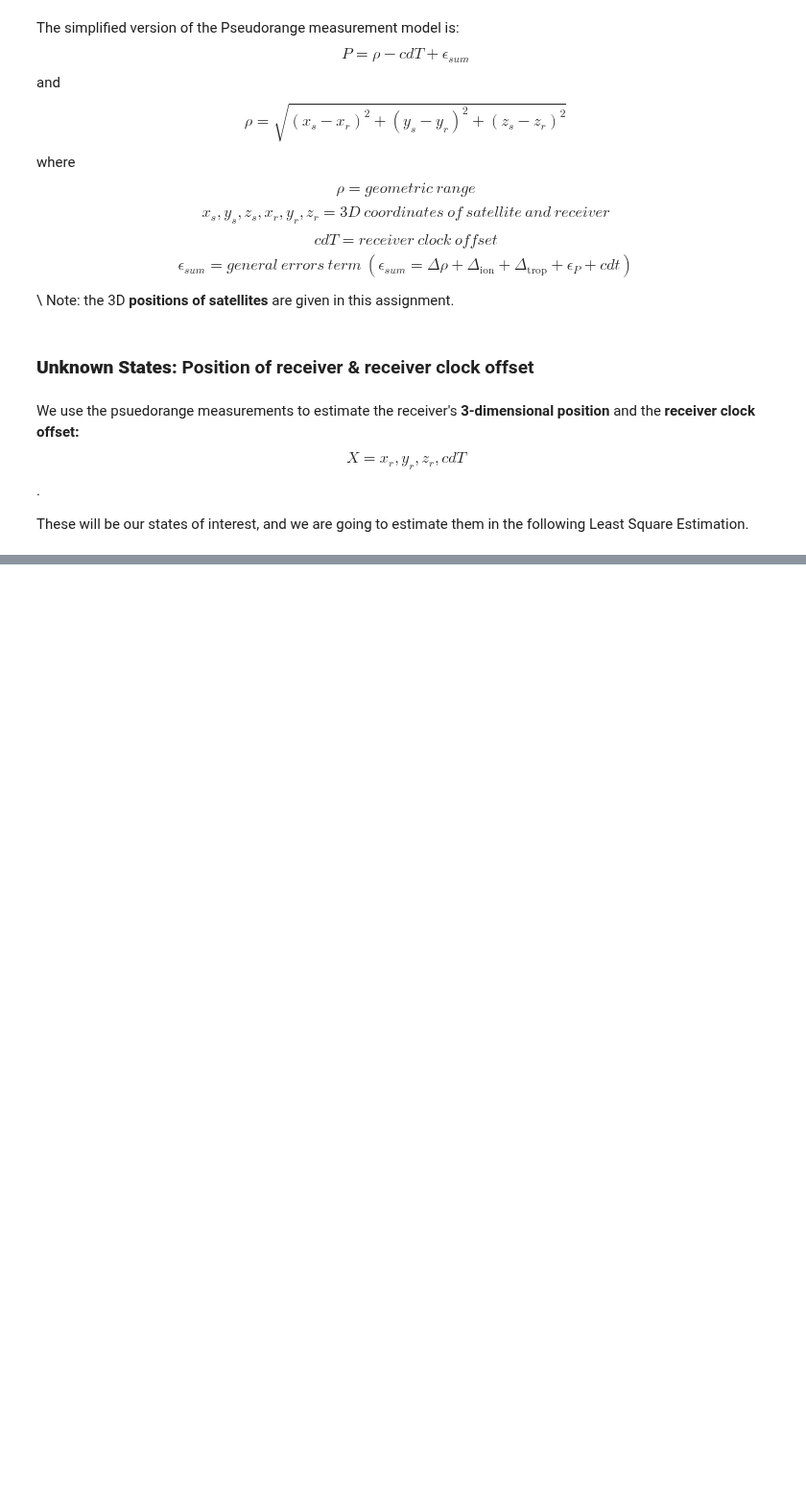
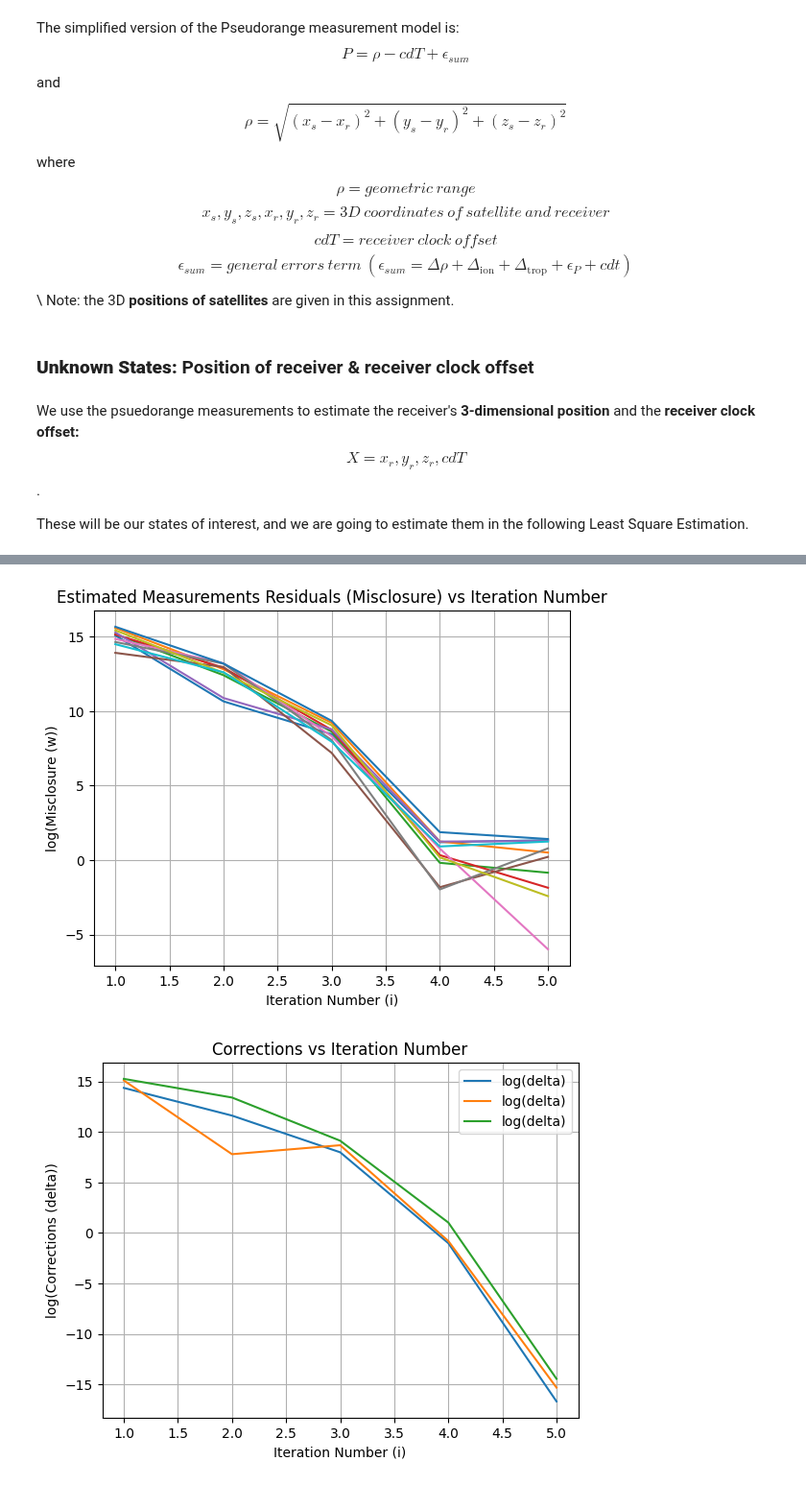
Before and after one commit to Sarah-Jasim/engg680_2024_fall, a Jupyter notebook: Lab Assignment 2/Assignment2.ipynb, the cells around one changed output, grey strips where cells are left out. Shown at 96% size. Drawn from its saved outputs; the diff is of its cells as text; code cells hidden in the pictures; blank space fills up the shorter version.

```diff
--- a/Lab Assignment 2/Assignment2.ipynb
+++ b/Lab Assignment 2/Assignment2.ipynb
@@ -442,26 +414,19 @@ x_hat = x_0.copy() # x_hat variable created from the initial state of x_0
 # the function should return an array of distance between satellites and receiver
 # you can either use the numpy function or code the math manually
 # (1 marks)
-def euclidean_norm(receiver_pos, satellite_pos):
-  distance = np.array([np.linalg.norm(satellite_pos - receiver_pos, axis =1)]).reshape(11,1)
-  return distance
+def euclidean_norm(receiver_pos, sat_pos):
+    difference = sat_pos - receiver_pos
+    distance = np.sqrt(np.sum(difference ** 2, axis=1))
+    return distance
 # %%
 # step 8
 # define a function named design_matrix which computes the design matrix A of this LSE problem
 # the input of this funciton should be: estimated states array, satellites positions array and geometric distance array
 # the function should return an two-dimensional array which represents the design matrix A
 # (2 marks)
-def design_matrix(r_pos, s_pos, rho):
-  # Initialize columns
-    c1 = np.ones((11, 1))
+def design_matrix(receiver_pos, sat_pos, rho):
+    difference = sat_pos - receiver_pos
 
-    # Calculate differences and create the design matrix
-    differences = s_pos - r_pos[0, 1:4]  # Get the relevant r_pos values
-    c2 = (differences[:, 0]**2) / rho  # Calculate c2
-    c3 = (differences[:, 1]**2) / rho  # Calculate c3
-    c4 = (differences[:, 2]**2) / rho  # Calculate c4
-
-    # Stack the columns to create the design matrix
-    A = np.hstack((c1, c2.reshape(-1, 1), c3.reshape(-1, 1), c4.reshape(-1, 1)))
+    A = difference / rho[:, np.newaxis]
 
     return A
@@ -560,14 +563,36 @@ after the LSE convergence to the console.
 # %%
 # step 12
 # Using the imported matplotlib, plot the following (3 marks in total). Make sure to include proper axes information, legend, grid lines and title.
 
 # 1. Plot log of the misclosure w against the LSQ iteration number i
 # (1 marks)
-
+plt.plot(arr_i, np.log(np.abs(arr_w)), label='log(w)')
+plt.xlabel('Iteration Number (i)')
+plt.ylabel('log(Misclosure (w))')
+plt.title('Estimated Measurements Residuals (Misclosure) vs Iteration Number')
+plt.grid(True)
+plt.show()
 
 # 2. Plot log of the corrections delta against the LSQ iteration number i
 # (1 marks)
-
+plt.plot(arr_i, np.log(np.abs(arr_delta)), label='log(delta)')
+plt.xlabel('Iteration Number (i)')
+plt.ylabel('log(Corrections (delta))')
+plt.title('Corrections vs Iteration Number')
+plt.legend()
+plt.grid(True)
+plt.show()
 
 # 3. Plot log of the 3D position errors against the LSQ iteration number i
 # (1 marks)
+plt.figure(figsize=(8, 6))
+plt.plot(arr_i, np.log(np.abs(arr_err_pos)), label='log(3D Position Error)')
+plt.xlabel('Iteration Number (i)')
+plt.ylabel('log(3D Position Error (err_pos))')
+plt.title('3D Position Errors vs Iteration Number')
+plt.legend()
+plt.grid(True)
+plt.show()
+# %% [output]
+[figure, added]
+[figure, added]
```
Also changed, not shown: parts of 12 cells of this notebook.
